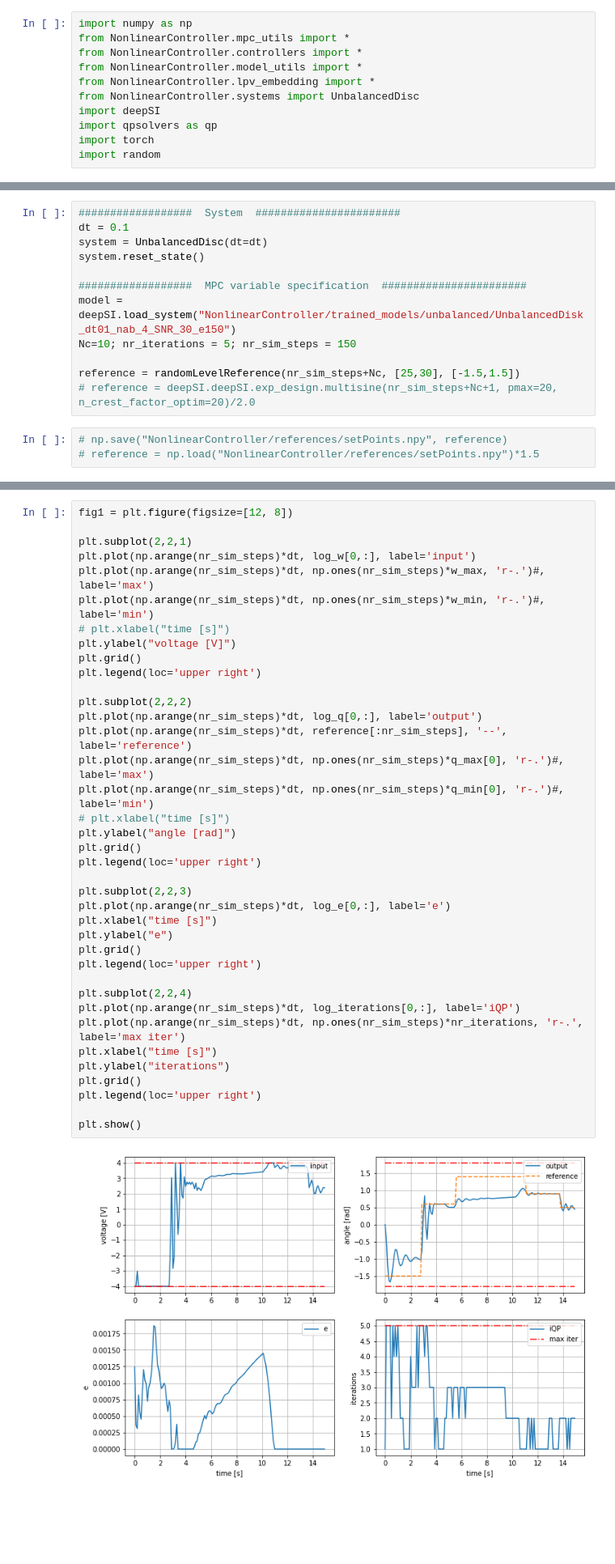
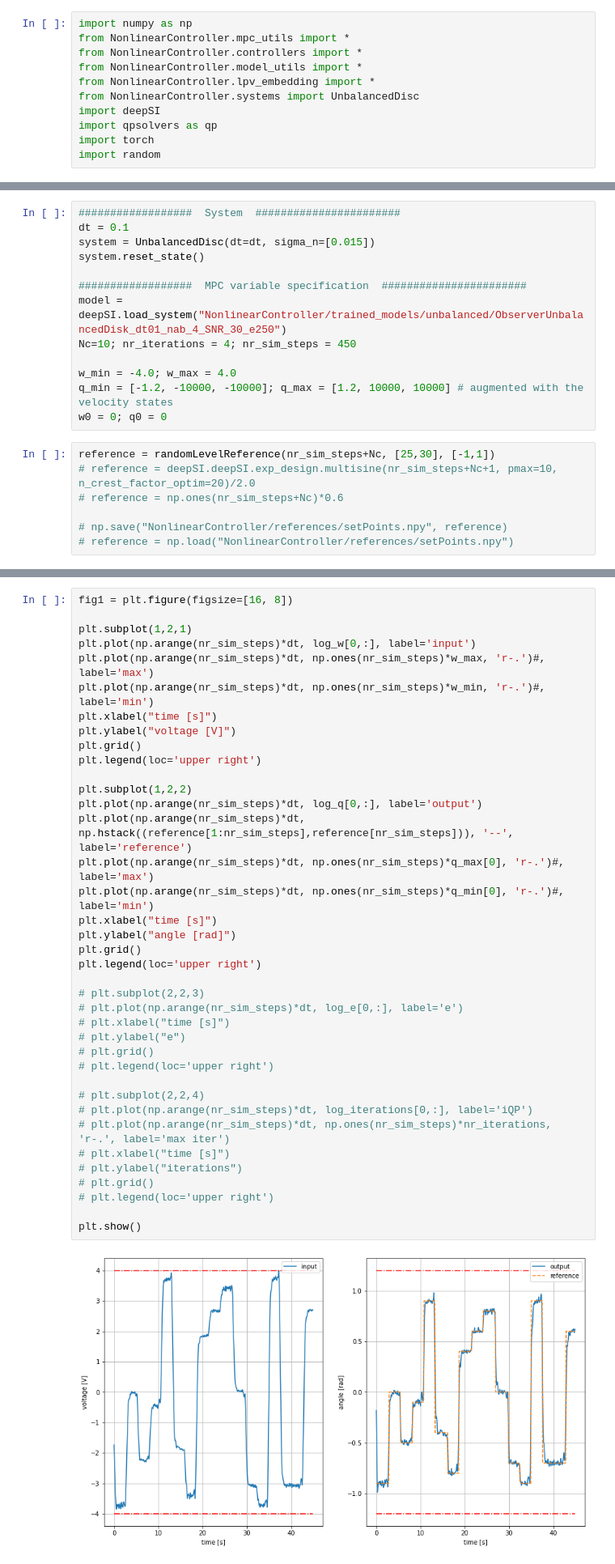
Before and after one commit to Mixxxxx358/NonlinearController, a Jupyter notebook: velocity_mpc_test.ipynb, the cells around one changed output, grey strips where cells are left out. Shown at 81% size. Drawn from its saved outputs; the diff is of its cells as text; blank space fills up the shorter version.

```diff
--- a/velocity_mpc_test.ipynb
+++ b/velocity_mpc_test.ipynb
@@ -82,18 +81,23 @@ def randomLevelReference(Nsim, nt_range, level_range):
 # %%
 ##################  System  #######################
 dt = 0.1
-system = UnbalancedDisc(dt=dt)
+system = UnbalancedDisc(dt=dt, sigma_n=[0.015])
 system.reset_state()
 
 ##################  MPC variable specification  #######################
-model = deepSI.load_system("NonlinearController/trained_models/unbalanced/UnbalancedDisk_dt01_nab_4_SNR_30_e150")
-Nc=10; nr_iterations = 5; nr_sim_steps = 150
+model = deepSI.load_system("NonlinearController/trained_models/unbalanced/ObserverUnbalancedDisk_dt01_nab_4_SNR_30_e250")
+Nc=10; nr_iterations = 4; nr_sim_steps = 450
 
-reference = randomLevelReference(nr_sim_steps+Nc, [25,30], [-1.5,1.5])
-# reference = deepSI.deepSI.exp_design.multisine(nr_sim_steps+Nc+1, pmax=20, n_crest_factor_optim=20)/2.0
+w_min = -4.0; w_max = 4.0
+q_min = [-1.2, -10000, -10000]; q_max = [1.2, 10000, 10000] # augmented with the velocity states
+w0 = 0; q0 = 0
 # %%
+reference = randomLevelReference(nr_sim_steps+Nc, [25,30], [-1,1])
+# reference = deepSI.deepSI.exp_design.multisine(nr_sim_steps+Nc+1, pmax=10, n_crest_factor_optim=20)/2.0
+# reference = np.ones(nr_sim_steps+Nc)*0.6
+
 # np.save("NonlinearController/references/setPoints.npy", reference)
-# reference = np.load("NonlinearController/references/setPoints.npy")*1.5
+# reference = np.load("NonlinearController/references/setPoints.npy")
 # %%
 ##################  Offline Computation  #######################
 nx = model.nx
@@ -263,40 +266,40 @@ Sim step: 149, iterations: 2
 # %%
-fig1 = plt.figure(figsize=[12, 8])
+fig1 = plt.figure(figsize=[16, 8])
 
-plt.subplot(2,2,1)
+plt.subplot(1,2,1)
 plt.plot(np.arange(nr_sim_steps)*dt, log_w[0,:], label='input')
 plt.plot(np.arange(nr_sim_steps)*dt, np.ones(nr_sim_steps)*w_max, 'r-.')#, label='max')
 plt.plot(np.arange(nr_sim_steps)*dt, np.ones(nr_sim_steps)*w_min, 'r-.')#, label='min')
-# plt.xlabel("time [s]")
+plt.xlabel("time [s]")
 plt.ylabel("voltage [V]")
 plt.grid()
 plt.legend(loc='upper right')
 
-plt.subplot(2,2,2)
+plt.subplot(1,2,2)
 plt.plot(np.arange(nr_sim_steps)*dt, log_q[0,:], label='output')
-plt.plot(np.arange(nr_sim_steps)*dt, reference[:nr_sim_steps], '--', label='reference')
+plt.plot(np.arange(nr_sim_steps)*dt, np.hstack((reference[1:nr_sim_steps],reference[nr_sim_steps])), '--', label='reference')
 plt.plot(np.arange(nr_sim_steps)*dt, np.ones(nr_sim_steps)*q_max[0], 'r-.')#, label='max')
 plt.plot(np.arange(nr_sim_steps)*dt, np.ones(nr_sim_steps)*q_min[0], 'r-.')#, label='min')
-# plt.xlabel("time [s]")
+plt.xlabel("time [s]")
 plt.ylabel("angle [rad]")
 plt.grid()
 plt.legend(loc='upper right')
 
-plt.subplot(2,2,3)
-plt.plot(np.arange(nr_sim_steps)*dt, log_e[0,:], label='e')
-plt.xlabel("time [s]")
-plt.ylabel("e")
-plt.grid()
-plt.legend(loc='upper right')
+# plt.subplot(2,2,3)
+# plt.plot(np.arange(nr_sim_steps)*dt, log_e[0,:], label='e')
+# plt.xlabel("time [s]")
+# plt.ylabel("e")
+# plt.grid()
+# plt.legend(loc='upper right')
 
-plt.subplot(2,2,4)
-plt.plot(np.arange(nr_sim_steps)*dt, log_iterations[0,:], label='iQP')
-plt.plot(np.arange(nr_sim_steps)*dt, np.ones(nr_sim_steps)*nr_iterations, 'r-.', label='max iter')
-plt.xlabel("time [s]")
-plt.ylabel("iterations")
-plt.grid()
-plt.legend(loc='upper right')
+# plt.subplot(2,2,4)
+# plt.plot(np.arange(nr_sim_steps)*dt, log_iterations[0,:], label='iQP')
+# plt.plot(np.arange(nr_sim_steps)*dt, np.ones(nr_sim_steps)*nr_iterations, 'r-.', label='max iter')
+# plt.xlabel("time [s]")
+# plt.ylabel("iterations")
+# plt.grid()
+# plt.legend(loc='upper right')
 
 plt.show()
 # %% [output]
-[figure, old version]
+[figure, new version]
```
Also changed, not shown: parts of 3 cells of this notebook.
